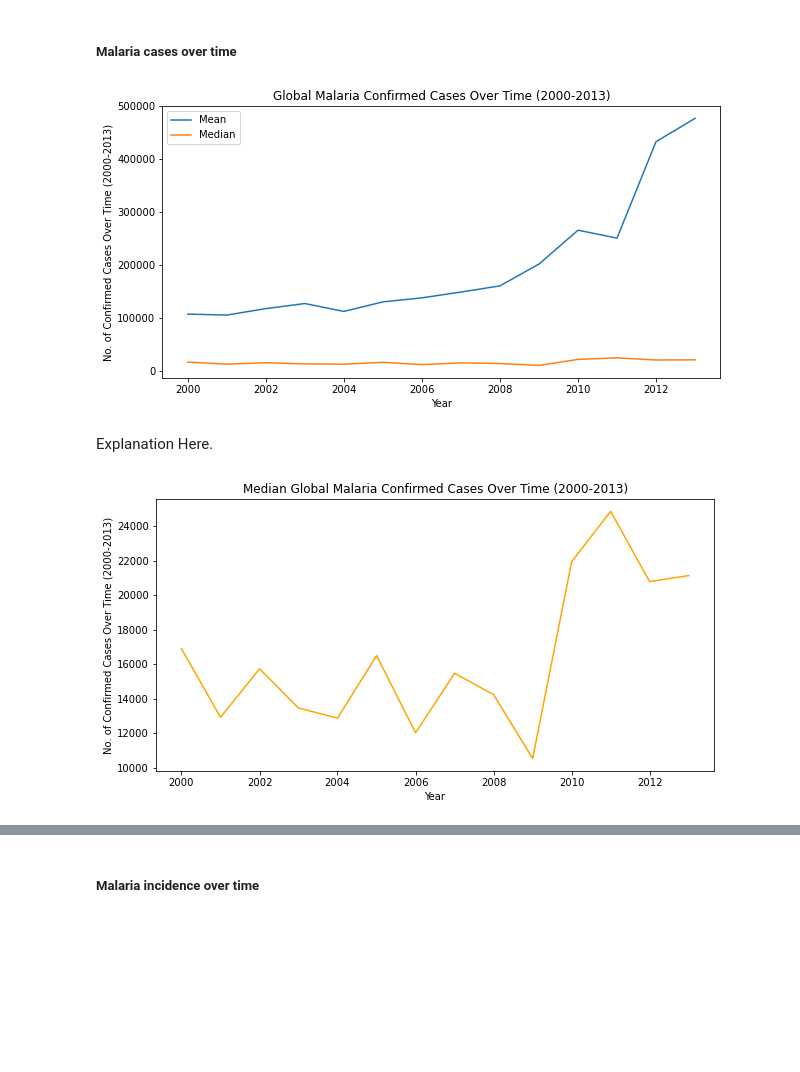
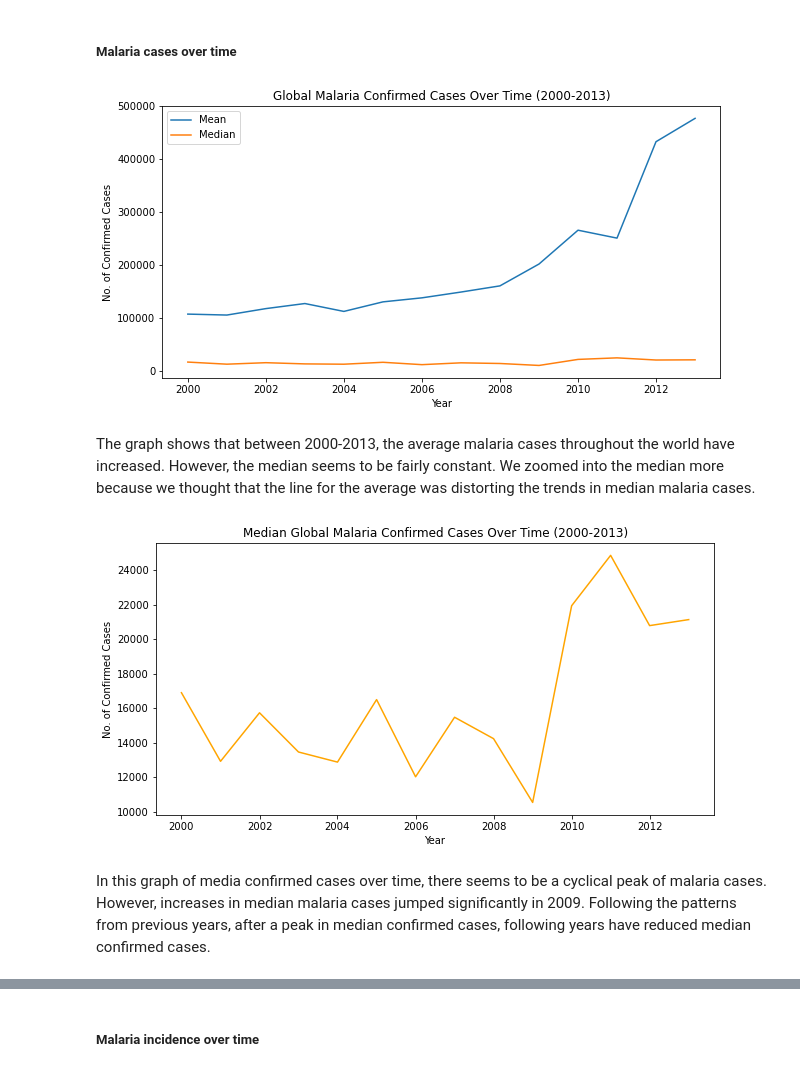
Before and after one commit to mcuadera/info_2950_malaria_project, a Jupyter notebook: phase_submissions/Phase_4-MervinEdits.ipynb, the cells around one changed output, grey strips where cells are left out. Cells and saved outputs as stored; diff of their text form; code cells hidden in the pictures; blank space fills up the shorter version.

```diff
--- a/phase_submissions/Phase_4-MervinEdits.ipynb
+++ b/phase_submissions/Phase_4-MervinEdits.ipynb
@@ -124,20 +122,20 @@ We first grouped the dataset by year to so that we can determine the overall tre
 # %%
 plt.plot(by_year['Confirmed Cases'].mean(), label='Mean')
 plt.plot(by_year['Confirmed Cases'].median(), label='Median')
 plt.title('Global Malaria Confirmed Cases Over Time (2000-2013)')
 plt.xlabel('Year')
-plt.ylabel('No. of Confirmed Cases Over Time (2000-2013)')
+plt.ylabel('No. of Confirmed Cases')
 plt.legend()
 plt.show()
 # %% [output]
-[figure, old version]
+[figure, new version]
-# %% [markdown]
-Explanation Here.
+# %% [markdown]
+The graph shows that between 2000-2013, the average malaria cases throughout the world have increased. However, the median seems to be fairly constant. We zoomed into the median more because we thought that the line for the average was distorting the trends in median malaria cases.
 # %%
 plt.plot(by_year['Confirmed Cases'].median(), color='orange')
 plt.title('Median Global Malaria Confirmed Cases Over Time (2000-2013)')
 plt.xlabel('Year')
-plt.ylabel('No. of Confirmed Cases Over Time (2000-2013)')
+plt.ylabel('No. of Confirmed Cases')
 plt.show()
 # %% [output]
-[figure, old version]
+[figure, new version]
@@ -146,3 +142,5 @@ Explanation Here.
+# %% [markdown]
+In this graph of media confirmed cases over time, there seems to be a cyclical peak of malaria cases. However, increases in median malaria cases jumped significantly in 2009. Following the patterns from previous years, after a peak in median confirmed cases, following years have reduced median confirmed cases.
 # %%
 sns.lineplot(x='Year', y='Confirmed Cases', hue='Region', data=malaria_df)
 plt.title('Global Malaria Confirmed Cases Over Time per Region (2000-2013)')
```
Also changed, not shown: parts of 47 cells of this notebook, 8 other files.
